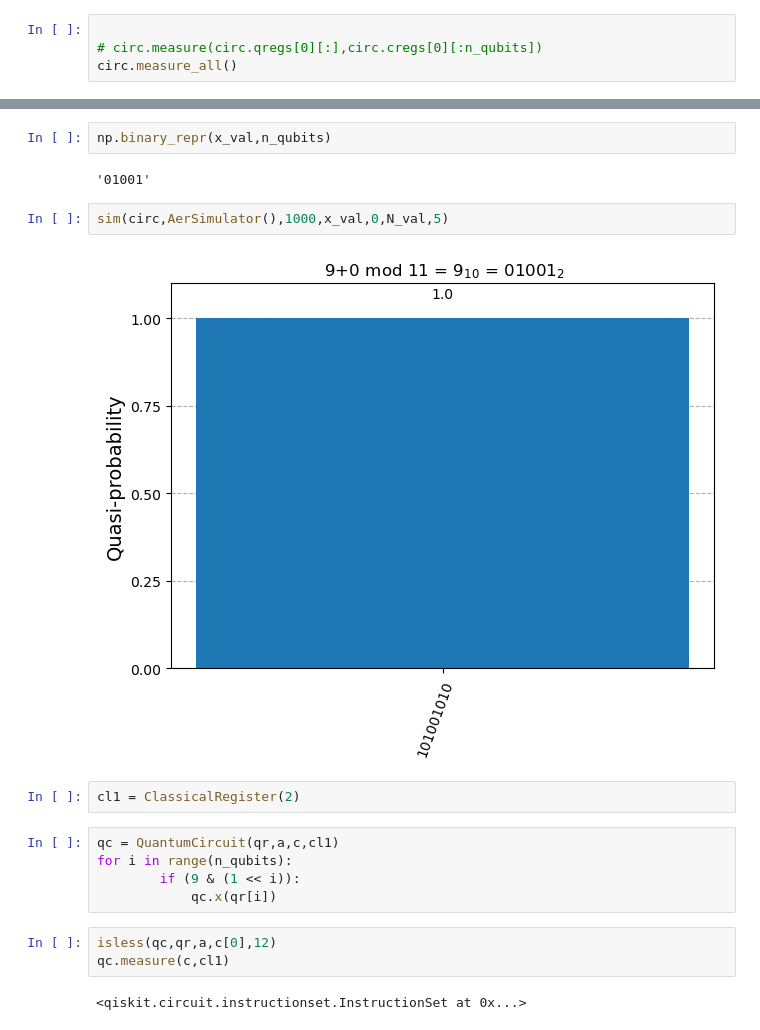
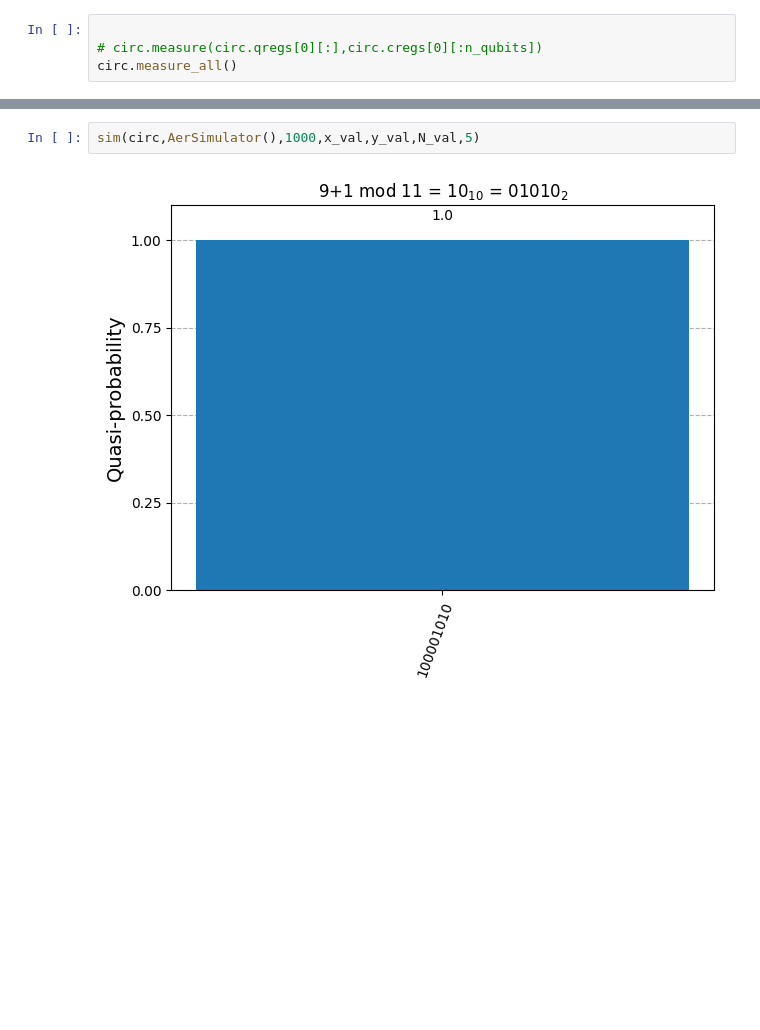
Before and after one commit to BenediktAuer/QC, a Jupyter notebook: Sheet 11/test.ipynb, the cells around one changed output, grey strips where cells are left out. Cells and saved outputs as stored; diff of their text form; blank space fills up the shorter version.

```diff
--- a/Sheet 11/test.ipynb
+++ b/Sheet 11/test.ipynb
@@ -125,20 +129,4 @@ circ.draw('mpl')
-# %%
-np.binary_repr(x_val,n_qubits)
-# %% [output]
-'01001'
 # %%
-sim(circ,AerSimulator(),1000,x_val,0,N_val,5)
+sim(circ,AerSimulator(),1000,x_val,y_val,N_val,5)
 # %% [output]
-[figure, old version]
+[figure, new version]
-# %%
-cl1 = ClassicalRegister(2)
-# %%
-qc = QuantumCircuit(qr,a,c,cl1)
-for i in range(n_qubits):
-        if (9 & (1 << i)):
-            qc.x(qr[i])
-# %%
-isless(qc,qr,a,c[0],12)
-qc.measure(c,cl1)
-# %% [output]
-<qiskit.circuit.instructionset.InstructionSet at 0x...>
```
Also changed, not shown: parts of 13 cells of this notebook.
